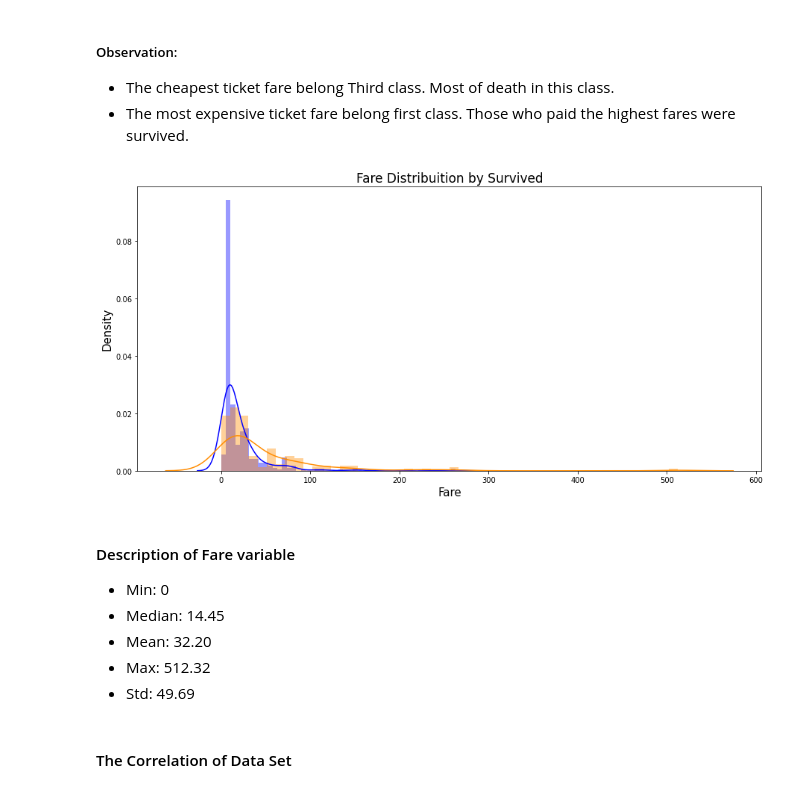
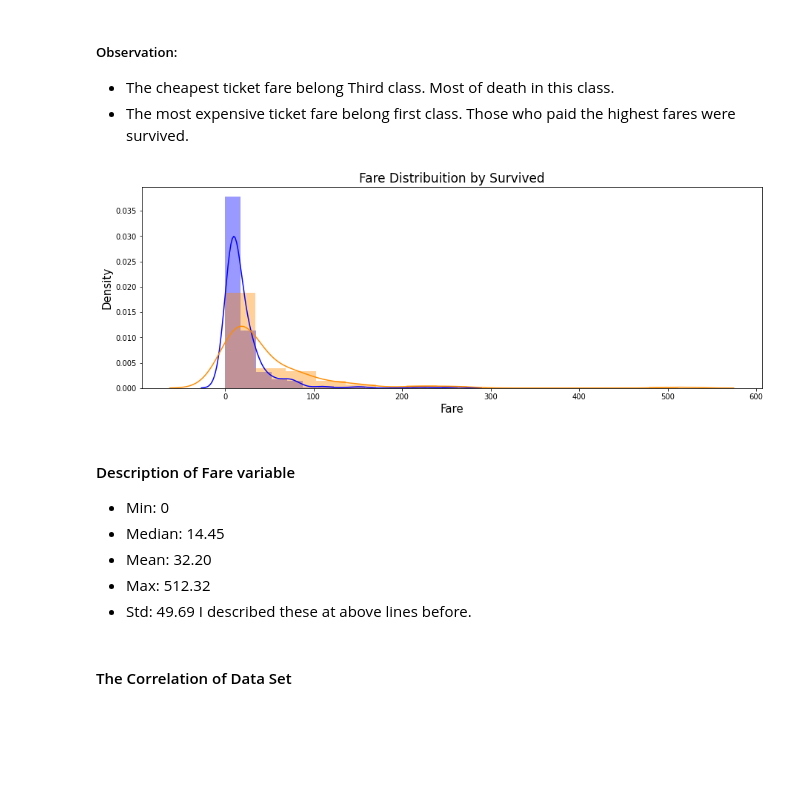
Before and after one commit to ElifKarakutukDinc/Titanic-EDA, a Jupyter notebook: EDA.ipynb, the cells around one changed output. Drawn from its saved outputs; the diff is of its cells as text; code cells hidden in the pictures; blank space fills up the shorter version.

```diff
--- a/EDA.ipynb
+++ b/EDA.ipynb
@@ -154,11 +162,11 @@ Name: Pclass, dtype: int64
 # %% [markdown]
 #### To fix appellation of names with correct ones:
 # %%
-df_train['appellation']=0
+df_train['Appellation']=0
 for i in df_train:
-    df_train['appellation']=df_train.Name.str.extract('([A-Za-z]+)\.') #lets extract the Salutations
+    df_train['Appellation']=df_train.Name.str.extract('([A-Za-z]+)\.') #lets extract the Salutations
 # %%
-df_train['appellation'].replace(['Mlle','Mme','Ms','Dr','Major','Lady','Countess',
+df_train['Appellation'].replace(['Mlle','Mme','Ms','Dr','Major','Lady','Countess',
                          'Jonkheer','Col','Rev','Capt','Sir','Don'],
                         ['Miss','Miss','Miss','Officer','Officer','Mrs','Mrs','Mr',
                          'Officer','Officer','Officer','Mr','Mr'],inplace=True)
@@ -248,7 +258,7 @@ def missing_data_filler(df, group_list, column_to_be_filled):
 
     return df
 # %%
-column_list = ["Sex","Pclass","appellation"]
+column_list = ["Sex","Pclass","Appellation"]
 df_train = missing_data_filler(df_train,column_list,'Age')
 # %%
 df_train.head()
@@ -535,20 +544,19 @@ plt.show()
 * The cheapest ticket fare belong Third class. Most of death in this class.
 * The most expensive ticket fare belong first class. Those who paid the highest fares were survived.
 # %%
-# Seting the figure size
-plt.figure(figsize=(15,7))
+plt.figure(figsize=(15,5))
 
-# Understanding the Fare Distribuition
+# Understanding the Fare Distribuition (Seaborn distplot lets you show a histogram with a line on it.)
 sns.distplot(df_train[df_train.Survived == 0]["Fare"],
-             bins=50, color='b')
+             bins=15, color='b')
 sns.distplot(df_train[df_train.Survived == 1]["Fare"],
-             bins=50, color='darkorange')
+             bins=15, color='darkorange')
 plt.title("Fare Distribuition by Survived", fontsize=17)
 plt.xlabel("Fare", fontsize=15)
 plt.ylabel("Density",fontsize=15)
 plt.show()
 # %% [output]
-[figure, old version]
+[figure, new version]
 # %%
 df_train['Fare'].min()
 df_train['Fare'].median()
@@ -563,6 +571,7 @@ output = None
 * Mean: 32.20
 * Max: 512.32
 * Std: 49.69
+I described these at above lines before.
 # %% [markdown]
 #### The Correlation of Data Set
 # %%
```
Also changed, not shown: parts of 16 cells of this notebook.
